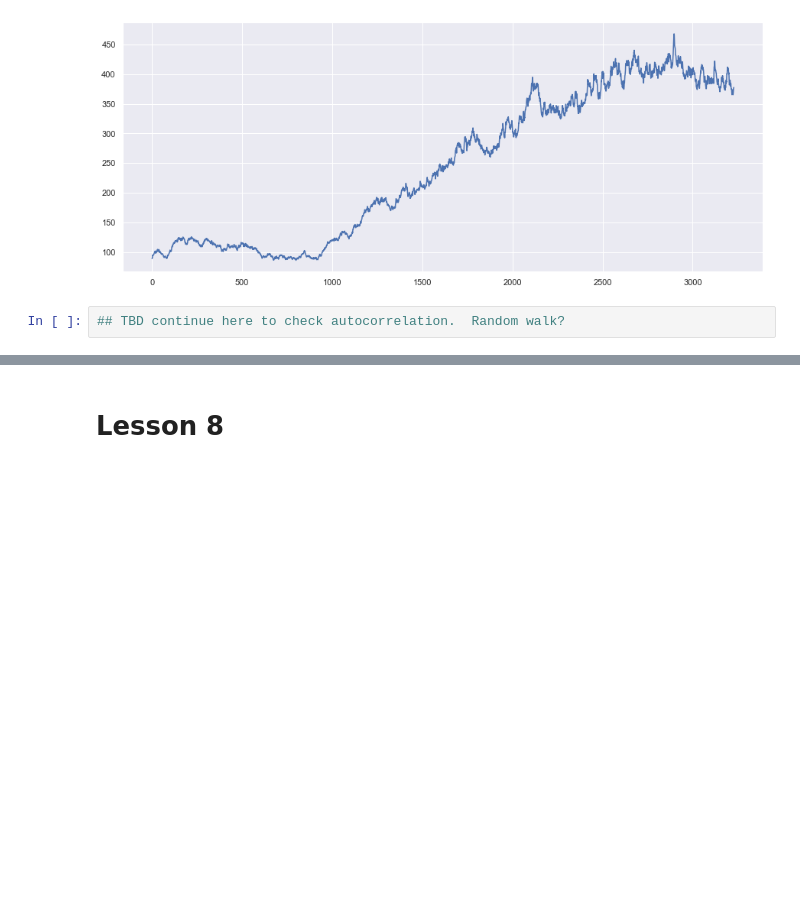
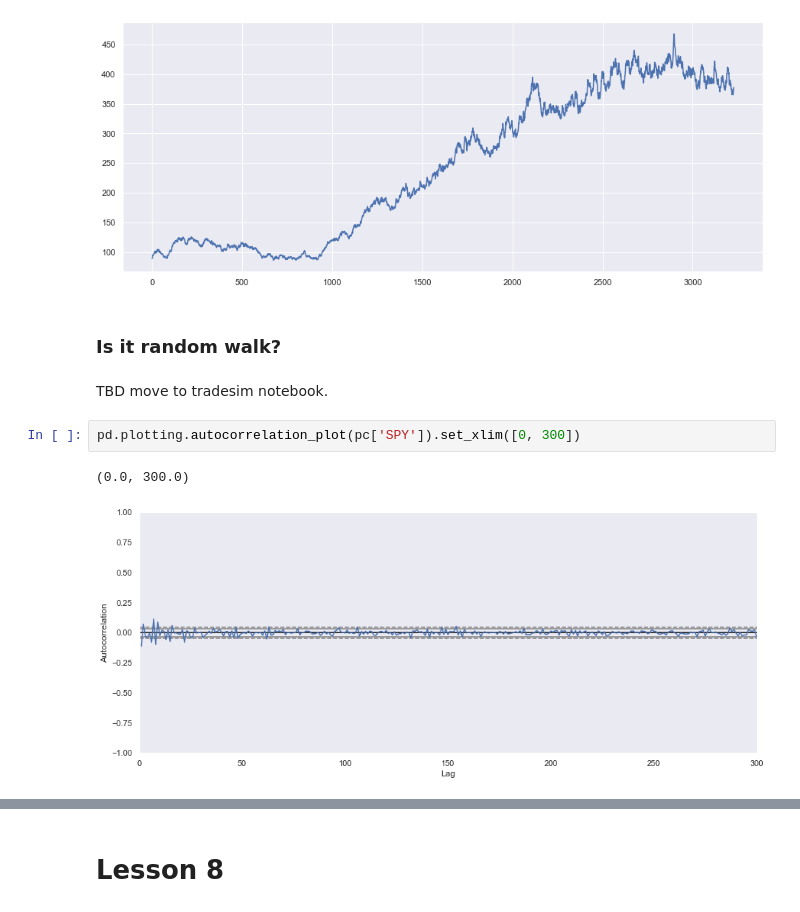
Before and after one commit to mathieugouin/tradesim, a Jupyter notebook: udacity.ipynb, the cells around one changed output, grey strips where cells are left out. Drawn from its saved outputs; the diff is of its cells as text; blank space fills up the shorter version.

```diff
--- a/udacity.ipynb
+++ b/udacity.ipynb
@@ -359,5 +362,12 @@ df['SPY'].plot()
 # %% [output]
 <AxesSubplot:>
 [figure]
-# %%
-## TBD continue here to check autocorrelation.  Random walk?
+# %% [markdown]
+### Is it random walk?
+# %% [markdown]
+TBD move to tradesim notebook.
+# %%
+pd.plotting.autocorrelation_plot(pc['SPY']).set_xlim([0, 300])
+# %% [output]
+(0.0, 300.0)
+[figure, added]
```
Also changed, not shown: parts of 29 cells of this notebook.
